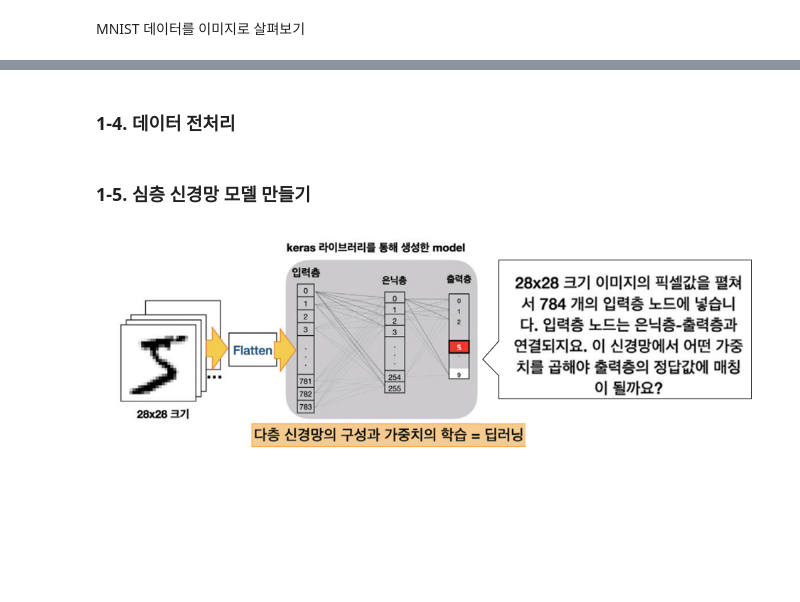
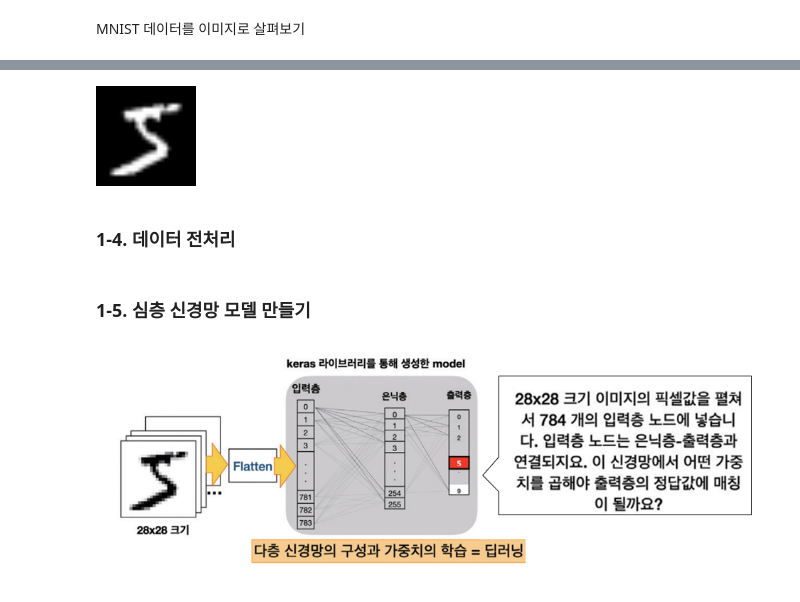
Before and after one commit to yleessam/tf, a Jupyter notebook: mnist_tensorflow_1.ipynb, the cells around one changed output, grey strips where cells are left out. Drawn from its saved outputs; the diff is of its cells as text; code cells hidden in the pictures; blank space fills up the shorter version.

```diff
--- a/mnist_tensorflow_1.ipynb
+++ b/mnist_tensorflow_1.ipynb
@@ -98,3 +112,14 @@ for i in range(4):
+# %%
+#OpenCV로 이미지 확인(additional exam)
+import cv2
+from google.colab.patches import cv2_imshow
+
+img = cv2.resize(X_train[0], (100,100))
+cv2_imshow(img)
+cv2.waitKey(0)
+cv2.destroyAllWindows()
+# %% [output]
+[figure, added]
 # %% [markdown]
 ### 1-4. 데이터 전처리
 # %%
```
Also changed, not shown: parts of 8 cells of this notebook.
